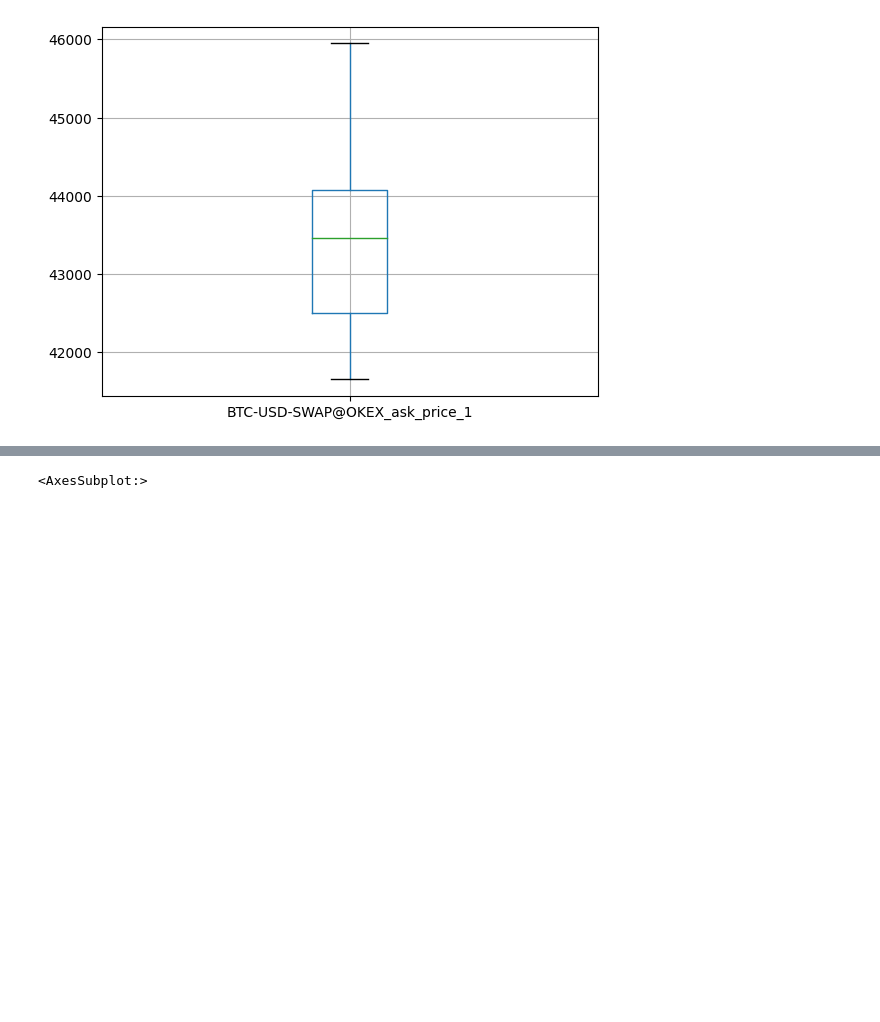
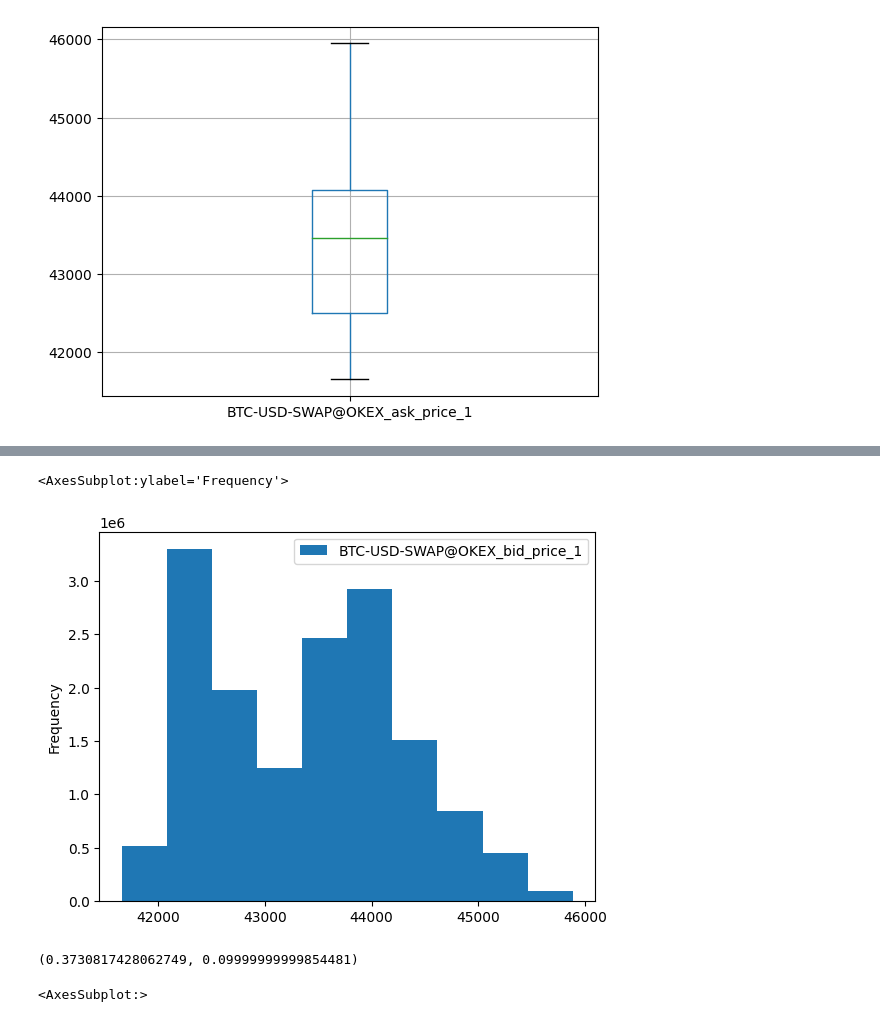
Before and after one commit to varsey/py-sql-test-case, a Jupyter notebook: main.ipynb, the cells around one changed output, grey strips where cells are left out. Drawn from its saved outputs; the diff is of its cells as text; code cells hidden in the pictures; blank space fills up the shorter version.

```diff
--- a/main.ipynb
+++ b/main.ipynb
@@ -76,0 +84,5 @@ exchange_data.boxplot(column='BTC-USD-SWAP@OKEX_ask_price_1')
+# %%
+exchange_data[['BTC-USD-SWAP@OKEX_bid_price_1']].plot.hist()
+# %% [output]
+<AxesSubplot:ylabel='Frequency'>
+[figure, added]
@@ -77,3 +91,7 @@ exchange_data.boxplot(column='BTC-USD-SWAP@OKEX_ask_price_1')
+# %%
+exchange_data['diff'].mean(), exchange_data['diff'].median()
+# %% [output]
+(0.3730817428062749, 0.09999999999854481)
 # %%
 exchange_data.boxplot(column='BTC-USD-SWAP@OKEX_bid_vol_1')
 # %% [output]
```
Also changed, not shown: parts of 8 cells of this notebook.
